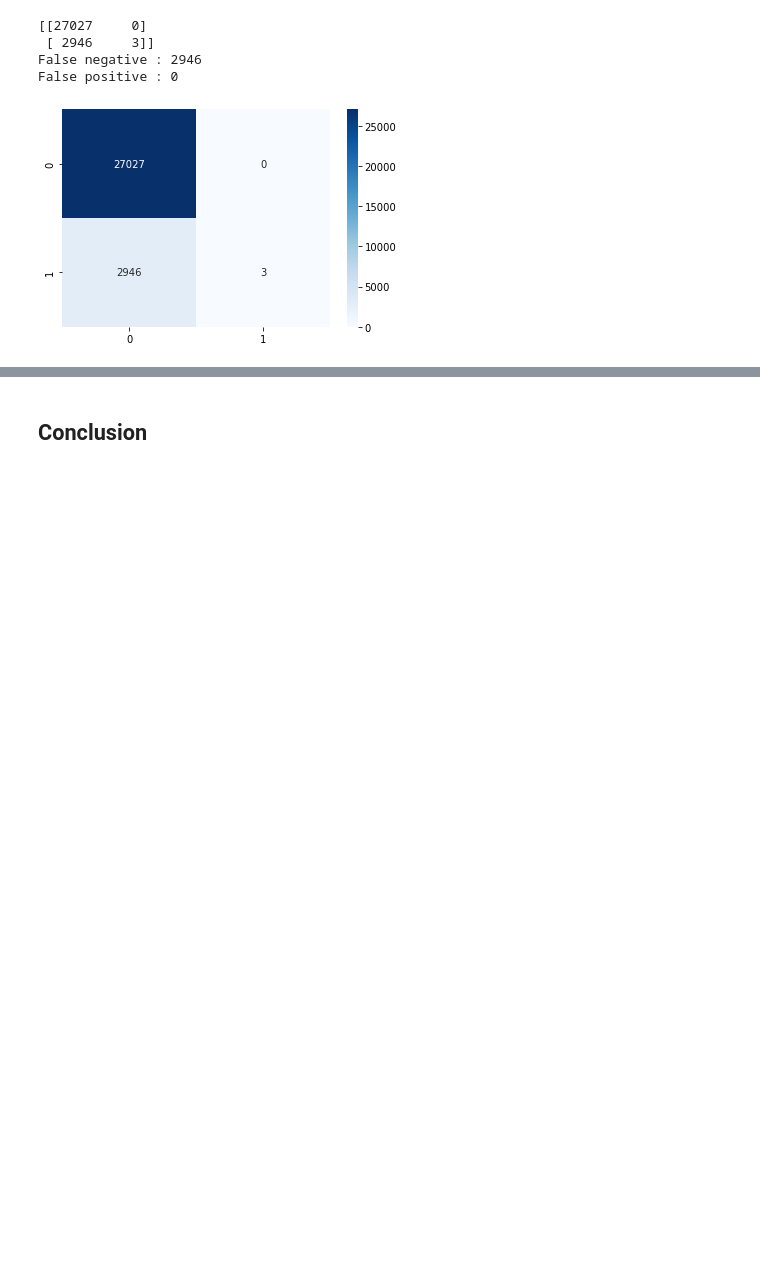
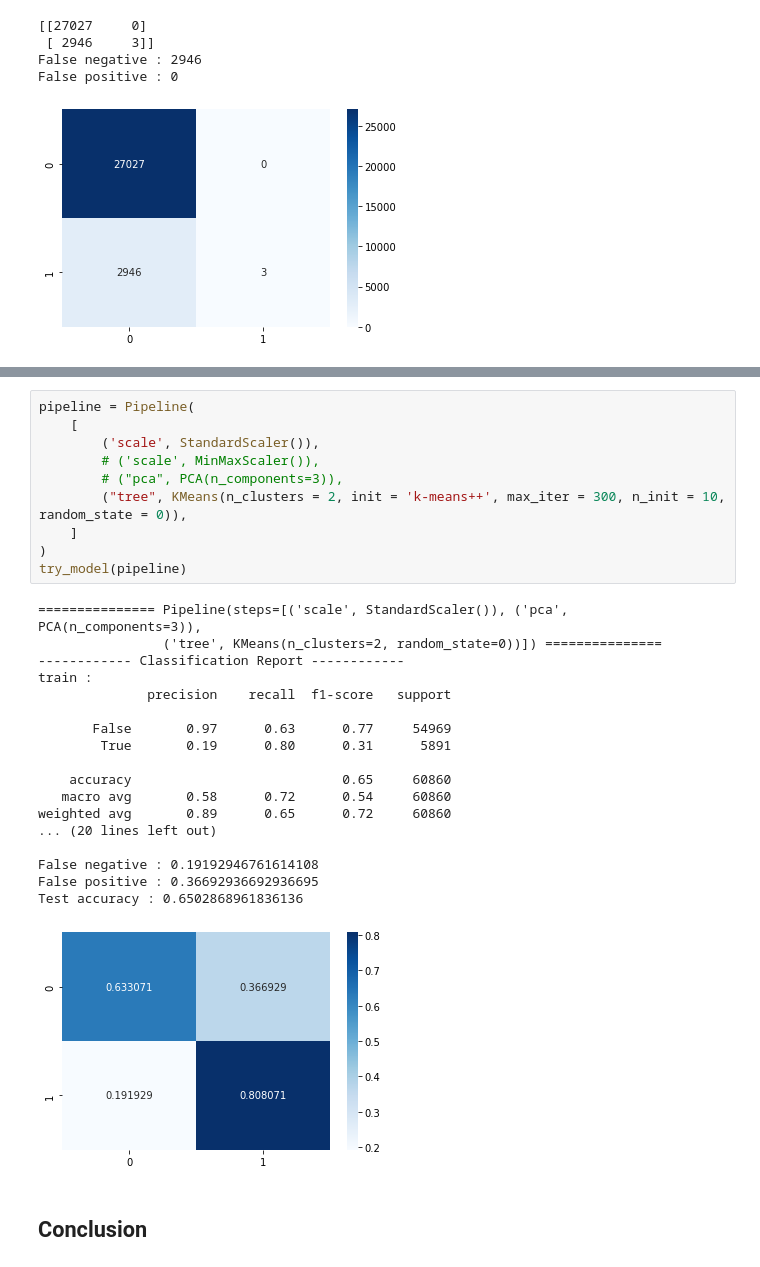
Before and after one commit to Sefray/ptml_project, a Jupyter notebook: nasa-ptml.ipynb, the cells around one changed output, grey strips where cells are left out. Cells and saved outputs as stored; diff of their text form; blank space fills up the shorter version.

```diff
--- a/nasa-ptml.ipynb
+++ b/nasa-ptml.ipynb
@@ -850,2 +879,31 @@ False positive : 0
+# %%
+pipeline = Pipeline(
+    [
+        ('scale', StandardScaler()),
+        # ('scale', MinMaxScaler()),
+        # ("pca", PCA(n_components=3)),
+        ("tree", KMeans(n_clusters = 2, init = 'k-means++', max_iter = 300, n_init = 10, random_state = 0)),
+    ]
+)
+try_model(pipeline)
+# %% [output]
+=============== Pipeline(steps=[('scale', StandardScaler()), ('pca', PCA(n_components=3)),
+                ('tree', KMeans(n_clusters=2, random_state=0))]) ===============
+------------ Classification Report ------------
+train :
+              precision    recall  f1-score   support
+
+       False       0.97      0.63      0.77     54969
+        True       0.19      0.80      0.31      5891
+
+    accuracy                           0.65     60860
+   macro avg       0.58      0.72      0.54     60860
+weighted avg       0.89      0.65      0.72     60860
+... (20 lines left out)
+
+False negative : 0.19192946761614108
+False positive : 0.36692936692936695
+Test accuracy : 0.6502868961836136
+[figure, added]
 # %% [markdown]
 ## Conclusion
```
Also changed, not shown: parts of 8 cells of this notebook.
